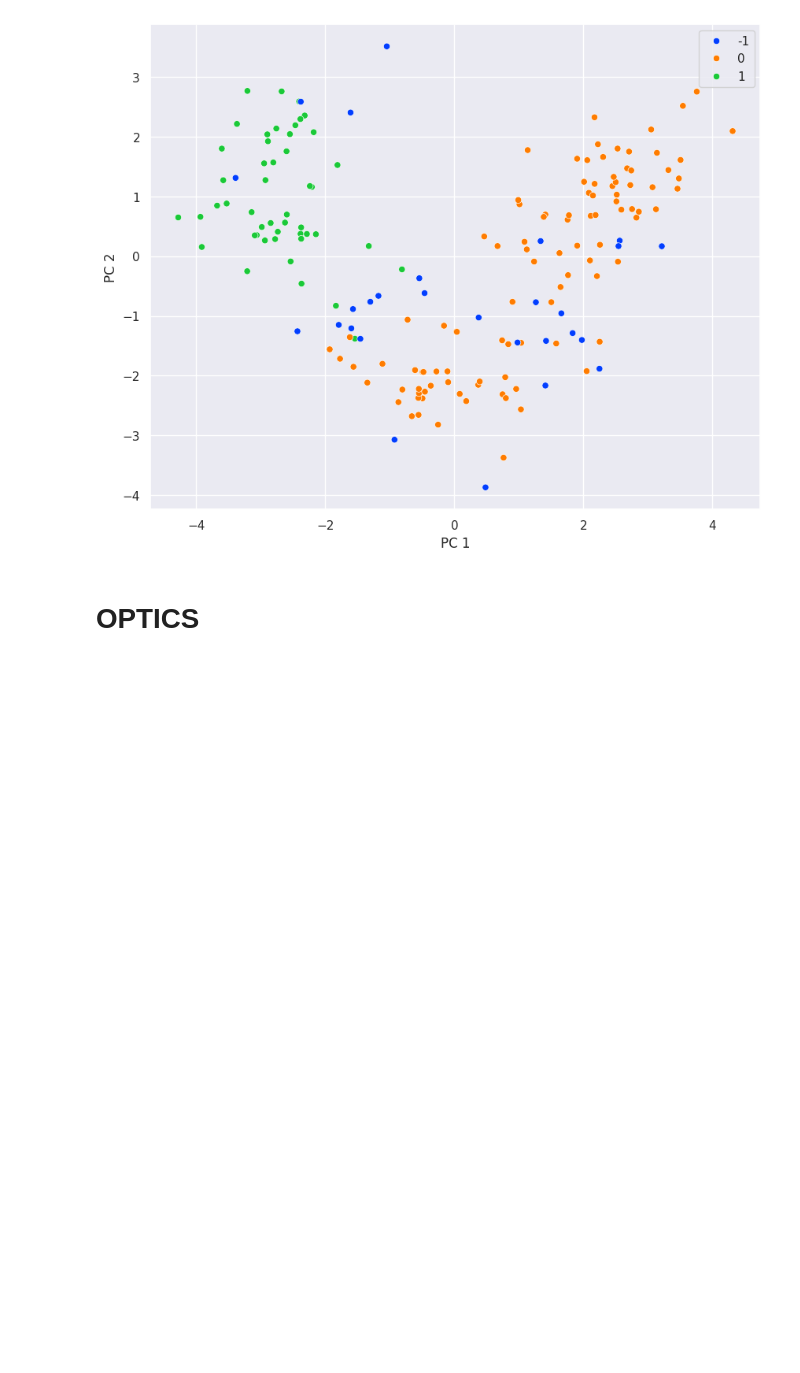
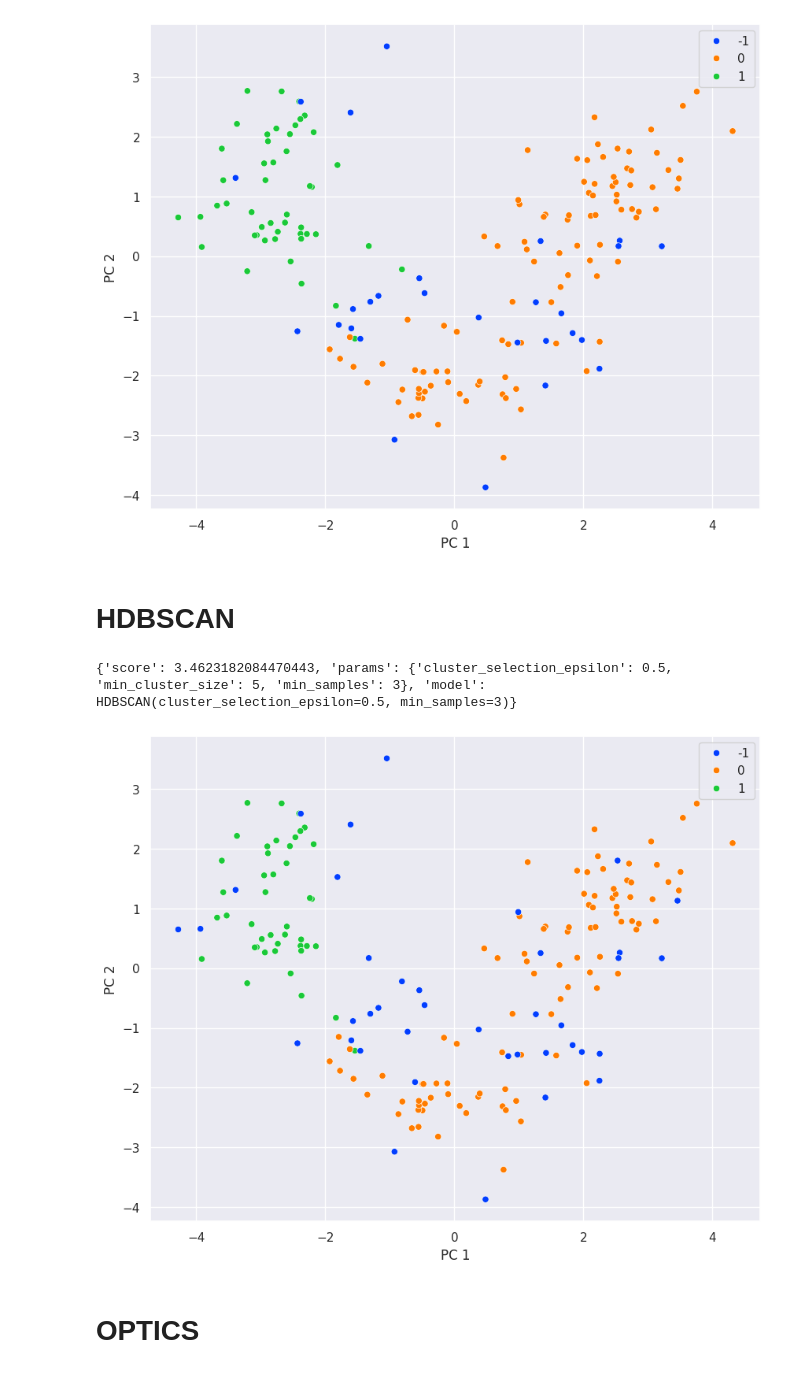
Before and after one commit to SerMisterMish/Statistical_and_Machine_Learning, a Jupyter notebook: unsupervised_learning/clustering/clustering.ipynb, the cells around one changed output. Drawn from its saved outputs; the diff is of its cells as text; code cells hidden in the pictures; blank space fills up the shorter version.

Commit message:
Added hyperparameters fit function, hdbscan

```diff
--- a/unsupervised_learning/clustering/clustering.ipynb
+++ b/unsupervised_learning/clustering/clustering.ipynb
@@ -281,6 +324,31 @@ pcaplot.set_ylabel("PC 2")
 plt.show()
 # %% [output]
 [figure]
+# %% [markdown]
+# HDBSCAN
+# %%
+from sklearn.cluster import HDBSCAN
+
+param_grid = {
+    "cluster_selection_epsilon": [x / 10 for x in range(5, 51)],
+    "min_cluster_size": range(5, 41, 5),
+    "min_samples": range(1, 22, 2),
+}
+
+hdb = gridSearch(HDBSCAN(), param_grid, db_scorer, df_processed)
+# hdb = HDBSCAN(min_cluster_size=15, min_samples=3, cluster_selection_epsilon=2).fit(df_processed)
+# %%
+print(hdb)
+labels = hdb["model"].labels_
+
+pcaplot = sns.scatterplot(x=df_pca[:,0], y=df_pca[:, 1], hue=labels, palette="bright")
+pcaplot.set_xlabel("PC 1")
+pcaplot.set_ylabel("PC 2")
+
+plt.show()
+# %% [output]
+{'score': 3.4623182084470443, 'params': {'cluster_selection_epsilon': 0.5, 'min_cluster_size': 5, 'min_samples': 3}, 'model': HDBSCAN(cluster_selection_epsilon=0.5, min_samples=3)}
+[figure, added]
 # %% [markdown]
 # OPTICS
 # %%
```
Also changed, not shown: parts of 5 cells of this notebook.
